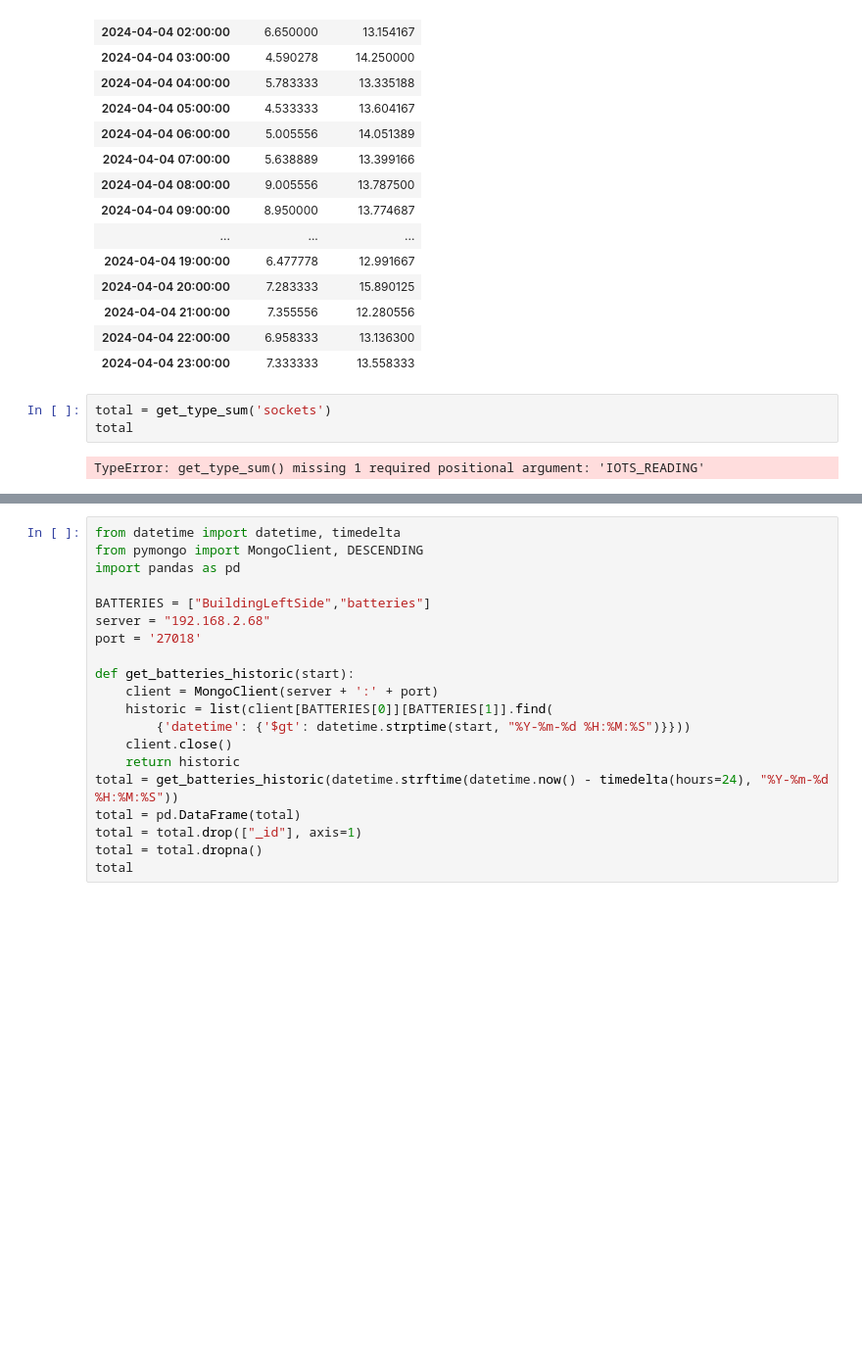
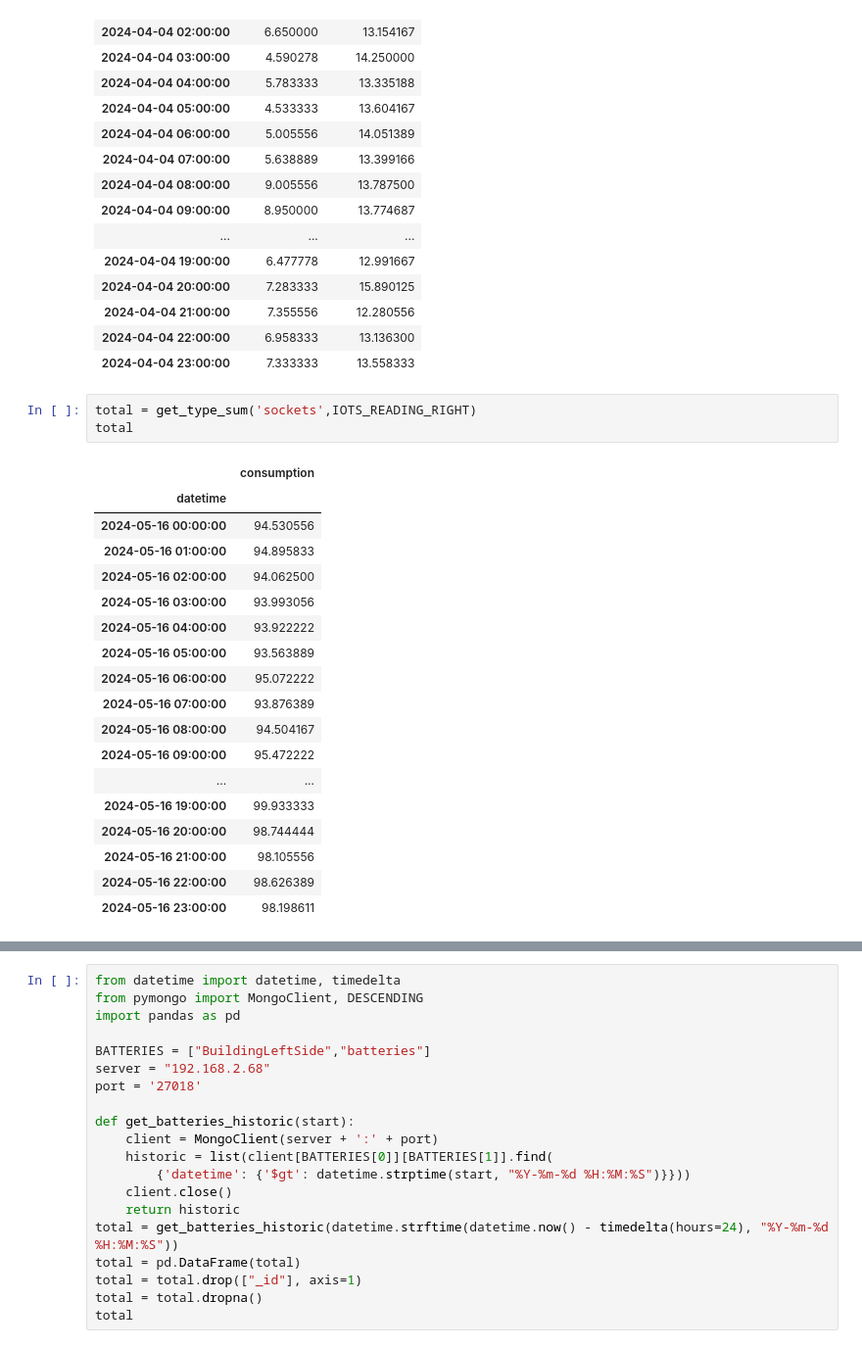
Before and after one commit to rafaeldpsilva/iot-building-monitoring, a Jupyter notebook: get-iots.ipynb, the cells around one changed output, grey strips where cells are left out. Shown at 98% size. Saved outputs shown, nothing was run; the diff lists cells and outputs as text; blank space fills up the shorter version.

```diff
--- a/get-iots.ipynb
+++ b/get-iots.ipynb
@@ -102,7 +102,24 @@ total
 | 2024-04-04 22:00:00 | 6.958333 | 13.136300 |
 | 2024-04-04 23:00:00 | 7.333333 | 13.558333 |
 # %%
-total = get_type_sum('sockets')
+total = get_type_sum('sockets',IOTS_READING_RIGHT)
 total
 # %% [output]
-TypeError: get_type_sum() missing 1 required positional argument: 'IOTS_READING'
+|  | consumption |
+| datetime |  |
+| 2024-05-16 00:00:00 | 94.530556 |
+| 2024-05-16 01:00:00 | 94.895833 |
+| 2024-05-16 02:00:00 | 94.062500 |
+| 2024-05-16 03:00:00 | 93.993056 |
+| 2024-05-16 04:00:00 | 93.922222 |
+| 2024-05-16 05:00:00 | 93.563889 |
+| 2024-05-16 06:00:00 | 95.072222 |
+| 2024-05-16 07:00:00 | 93.876389 |
+| 2024-05-16 08:00:00 | 94.504167 |
+| 2024-05-16 09:00:00 | 95.472222 |
+| ... | ... |
+| 2024-05-16 19:00:00 | 99.933333 |
+| 2024-05-16 20:00:00 | 98.744444 |
+| 2024-05-16 21:00:00 | 98.105556 |
+| 2024-05-16 22:00:00 | 98.626389 |
+| 2024-05-16 23:00:00 | 98.198611 |
```
Also changed, not shown: parts of 4 cells of this notebook, 4 other files.
